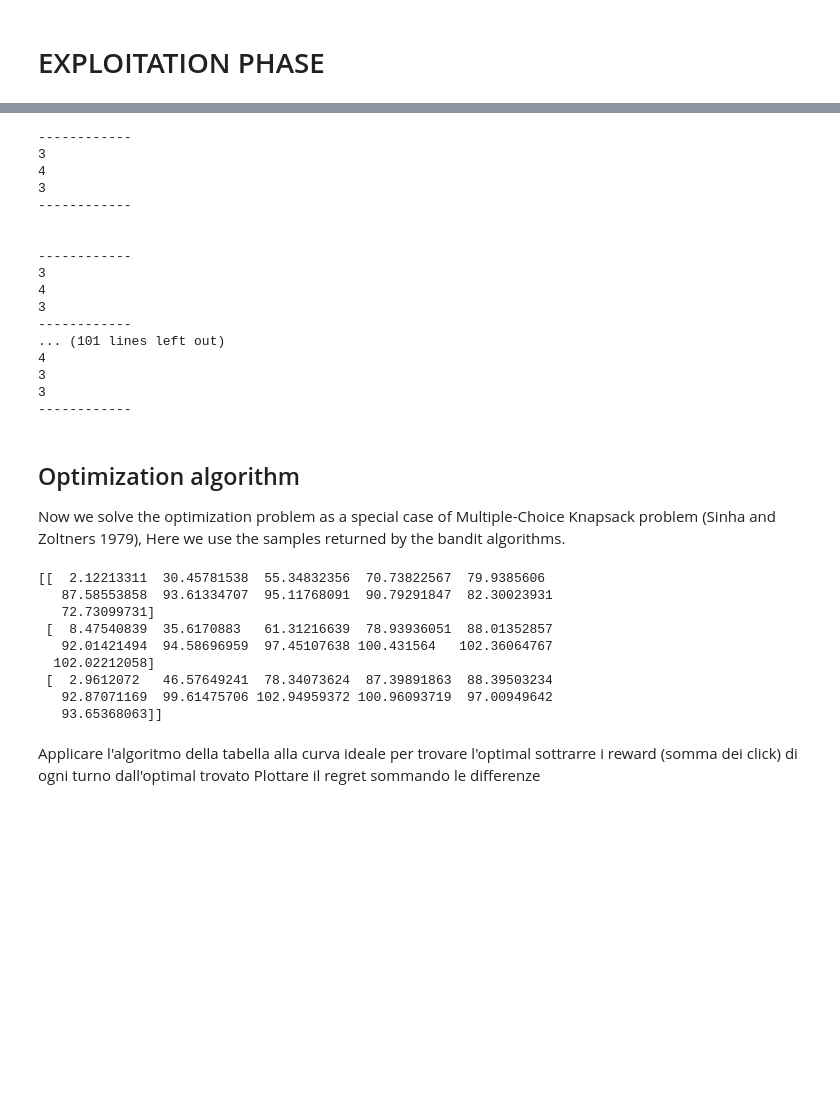
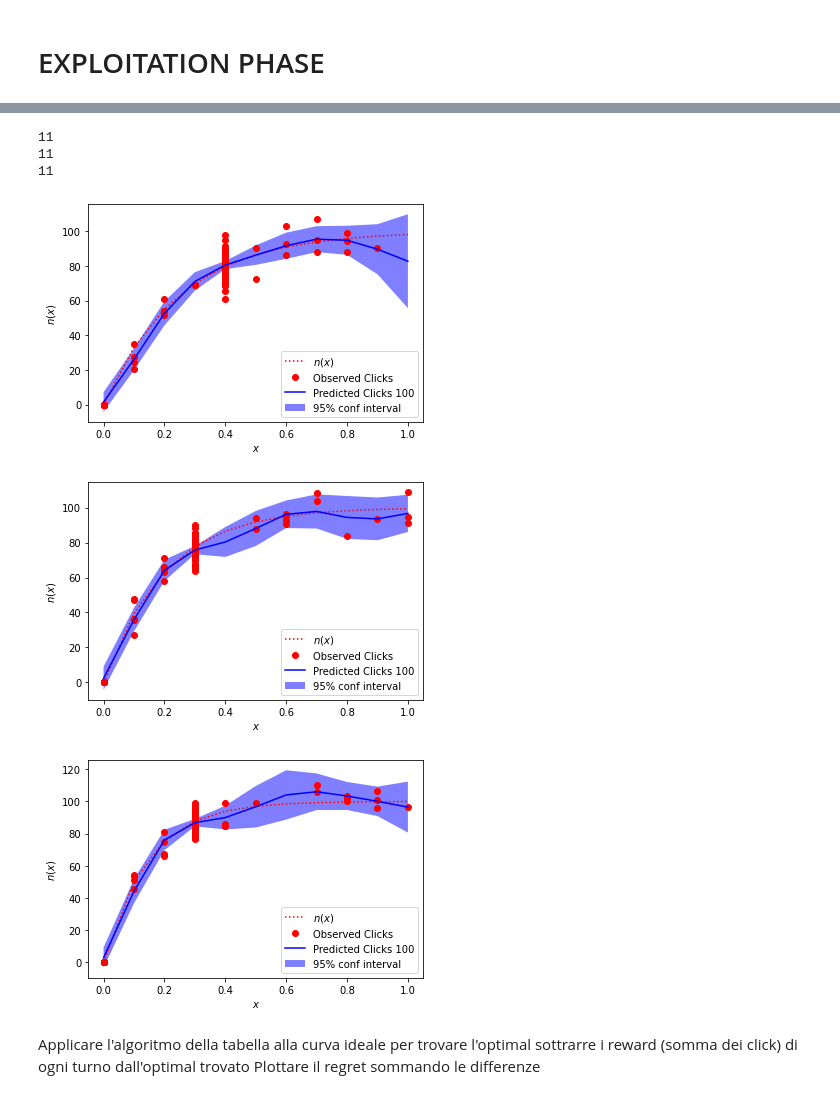
Before and after one commit to damiano1996/DataIntelligenceApplications, a Jupyter notebook: project/Urbano08/Exercise_revisited.ipynb, the cells around one changed output, grey strips where cells are left out. Cells and saved outputs as stored; diff of their text form; code cells hidden in the pictures; blank space fills up the shorter version.

```diff
--- a/project/Urbano08/Exercise_revisited.ipynb
+++ b/project/Urbano08/Exercise_revisited.ipynb
@@ -91,24 +90,9 @@ print(Optimizer.fit_table(table_all_Subs))
 for i in range(0, n_obs_exploitation):
     clicks = []
 
-    # for l in learners:
-    #     table_all_Subs = np.append(table_all_Subs,np.atleast_2d(l.means.T),0)
-
-    #Pull an arm for each sub-campaign:
-    #It is pulled the arm belonging to the sub-campaign (i%3) which has the maximum variance
-    #For the other 2 sub-campaigns the arm is pulled randomly (s.t. the sum = maximum)
-    ### N.B. This behaviour works only for arms linearly distributed  over the array_bids
-    pulled = [0,0,0]
     pulled[0] = Optimizer.fit_table(table_all_Subs)[0][0]
     pulled[1] = Optimizer.fit_table(table_all_Subs)[0][1]
     pulled[2] = Optimizer.fit_table(table_all_Subs)[0][2]
-
-    print("\n------------")
-    print(pulled[0])
-    print(pulled[1])
-    print(pulled[2])
-    print("------------\n")
-
 
     clicks = env.round(pulled[0],pulled[1],pulled[2])
 
@@ -127,41 +111,3 @@ for i in range(0, n_obs_exploitation):
     table_all_Subs = np.ndarray(shape=(0,len(bids)), dtype=float)
     for l in learners:
         table_all_Subs = np.append(table_all_Subs,np.atleast_2d(l.means.T),0)
-# %% [output]
-------------
-3
-4
-3
-------------
-
-
-------------
-3
-4
-3
-------------
-... (101 lines left out)
-4
-3
-3
-------------
-# %% [markdown]
-## Optimization algorithm
-Now we solve the optimization problem as a special case of Multiple-Choice Knapsack problem (Sinha and Zoltners 1979),
-Here we use the samples returned by the bandit algorithms.
-# %%
-table_all_Subs = np.ndarray(shape=(0,len(bids)), dtype=float)
-for l in learners:
-    table_all_Subs = np.append(table_all_Subs,np.atleast_2d(l.means.T),0)
-
-print(table_all_Subs)
-# %% [output]
-[[  2.12213311  30.45781538  55.34832356  70.73822567  79.9385606
-   87.58553858  93.61334707  95.11768091  90.79291847  82.30023931
-   72.73099731]
- [  8.47540839  35.6170883   61.31216639  78.93936051  88.01352857
-   92.01421494  94.58696959  97.45107638 100.431564   102.36064767
-  102.02212058]
- [  2.9612072   46.57649241  78.34073624  87.39891863  88.39503234
-   92.87071169  99.61475706 102.94959372 100.96093719  97.00949642
-   93.65368063]]
@@ -198,3 +114,13 @@ for i in range(1, n_subcamp):
+# %%
+for s in range(0,n_subcamp):
+    learners[s].plot(env.subs[s])
+# %% [output]
+11
+11
+11
+[figure, added]
+[figure, added]
+[figure, added]
 # %% [markdown]
 Applicare l'algoritmo della tabella alla curva ideale per trovare l'optimal
 sottrarre i reward (somma dei click) di ogni turno dall'optimal trovato
```
Also changed, not shown: parts of 8 cells of this notebook.
